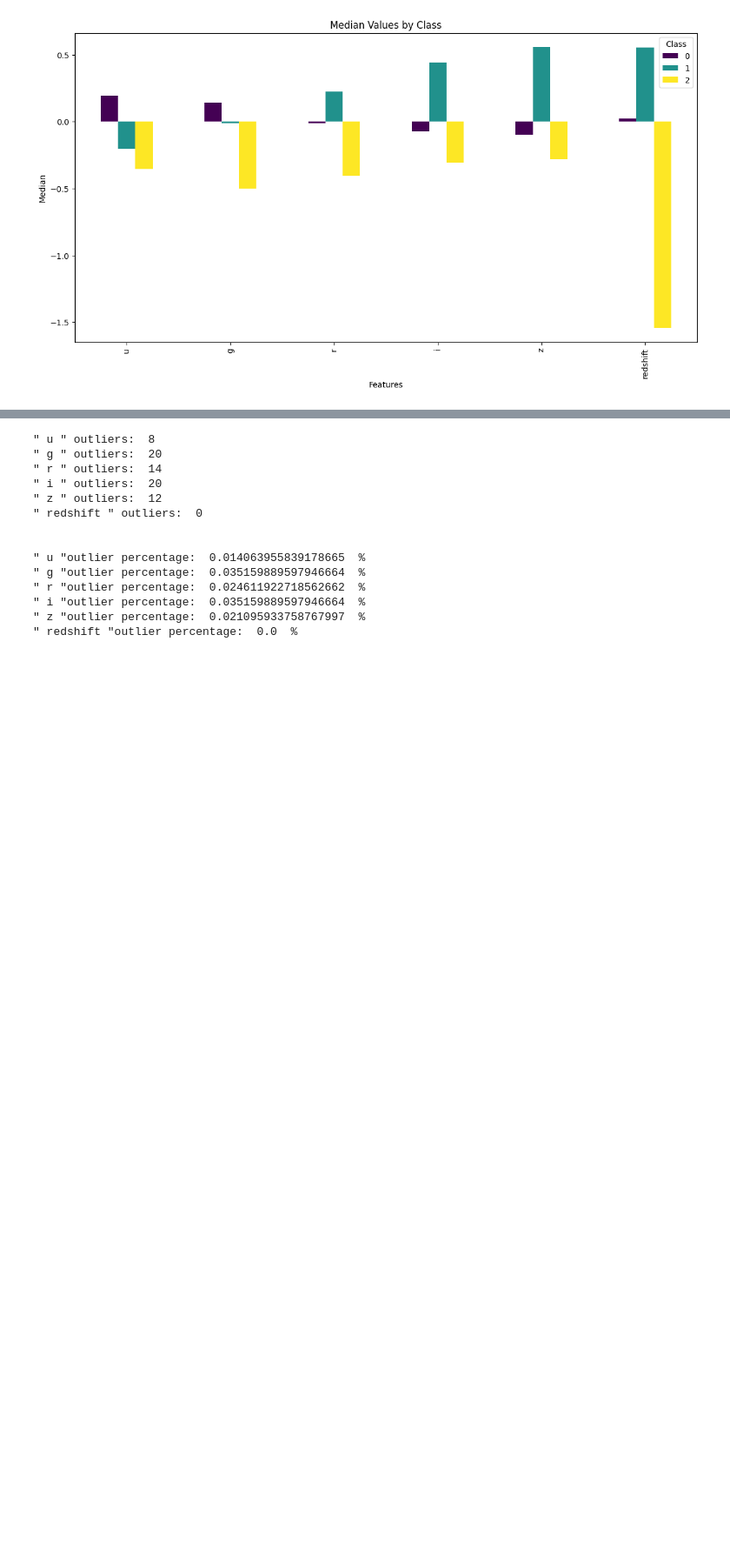
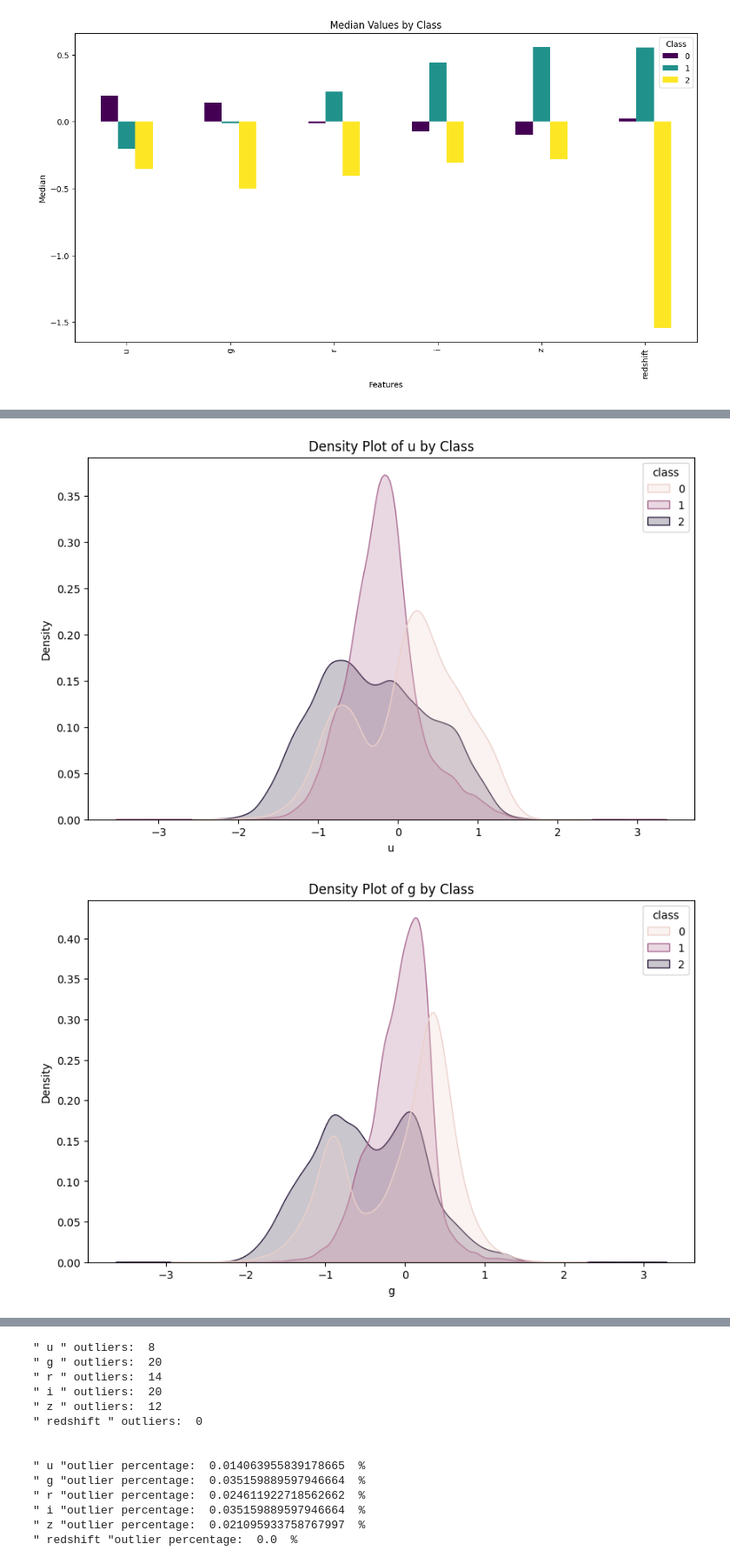
Before and after one commit to jonnneehh/STINTSY-MachineProject, a Jupyter notebook: datasetPreparation.ipynb, the cells around one changed output, grey strips where cells are left out. Shown at 87% size. Drawn from its saved outputs; the diff is of its cells as text; code cells hidden in the pictures; blank space fills up the shorter version.

```diff
--- a/datasetPreparation.ipynb
+++ b/datasetPreparation.ipynb
@@ -565,0 +618,10 @@ plt.show()
+# %%
+# Density plots for each feature by class
+for column in cleaned_resampled.columns[:-1]:  # Exclude the class column
+    plt.figure(figsize=(10, 6))
+    sns.kdeplot(data=cleaned_resampled, x=column, hue='class', fill=True)
+    plt.title(f"Density Plot of {column} by Class")
+    plt.show()
+# %% [output]
+[figure, added]
+[figure, added]
```
Also changed, not shown: parts of 17 cells of this notebook.
